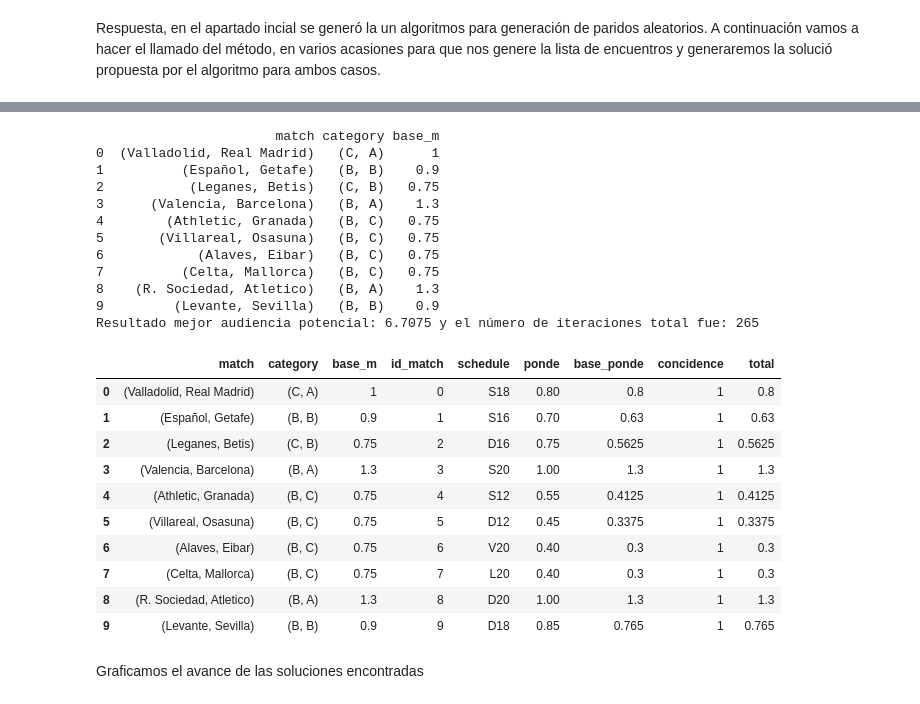
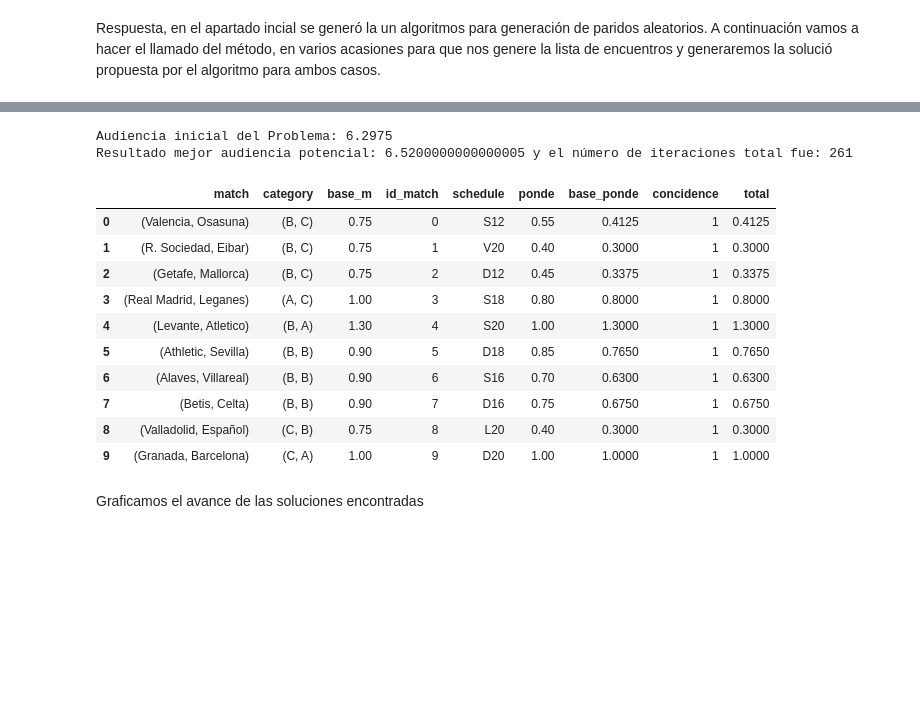
Before and after one commit to eacasas/algoritmosOptimizacion, a Jupyter notebook: EfraimCasas_TrabajoPráctico_Algoritmos.ipynb, the cells around one changed output, grey strips where cells are left out. Drawn from its saved outputs; the diff is of its cells as text; code cells hidden in the pictures; blank space fills up the shorter version.

```diff
--- a/EfraimCasas_TrabajoPráctico_Algoritmos.ipynb
+++ b/EfraimCasas_TrabajoPráctico_Algoritmos.ipynb
@@ -152,6 +194,7 @@ Ya tenemos una función capaz de generar todos los partidos de una jornada de fo
 # %%
 def generate_maths(teamCategory):
   journey = pd.DataFrame(columns=['match','category','base_m'])
+  result = match_pairs(teamCategory)
   for matchJ in result:
       #Se trae la información delos equipos
       teamInfo0 = teamCategory[teamCategory['team']==matchJ[0]]
@@ -184,6 +227,7 @@ print(generate_maths(teamCategory))
 Guardamos el resultado con el fin de trabajar con los mismos datos durante todo el ejercicio.
 # %%
 #Guardamos la jornada
+journey=generate_maths(teamCategory)
 
 journey.to_csv('/content/sample_data/journey2.csv', sep=';', index = True)
 # %% [markdown]
@@ -371,7 +479,7 @@ def busqueda_local(journey, resultados = None):
             temp_audience = sum(journey['total'])          #Se calcula la audiencia de la solución candidata
             #print(f'Audiencia: {temp_audience}')
 
-            if temp_audience > best_audience:
+            if temp_audience >= best_audience:
                 best_schedules = journey.copy()
                 best_audience = temp_audience
 
@@ -517,14 +625,17 @@ Esta es la solución final, y para esta vamos a crear un algoritmo de Annealing
 # %% [markdown]
 ### Anealing Simulado
 # %%
-def simulated_annealing(journey, schedulePon, T, alpha, schedule=None):
+def simulated_annealing(journey, schedulePon, T, alpha, aleatory=True):
 
     #Dataframe para almacenar los resultados iniciales
     r = pd.DataFrame(columns=['n','metodo','audiencia'])
 
-    #si no tenemos ningún encuentro base generamos uno
-    if type(schedule) != pd.DataFrame:
+    #generamos primera solución aleatoria o voraz según el parámetro
+    if aleatory:
       schedule,r = busqueda_aleatoria (journey,1,r)
+    else:
+      #Generamos la primera solución utilizando la ténica Voraz
+      schedule=generate_schedule_voraz(journey,schedulePon)
 
     #en x vamos a almacenar la mejor la programación de horarios candidata
     x = schedule
@@ -534,16 +645,28 @@ def simulated_annealing(journey, schedulePon, T, alpha, schedule=None):
     best_x = x
     best_audience = audience
 
+
+    print(f'Audiencia inicial del Problema: {audience}')
+
     #Se agrega la audiencia inicial
     new_row = {'n':len(r)+1, 'metodo':'Inicial','audiencia':audience}
     r= r.append(new_row, ignore_index=True)
 
+    #bandera para hacer busqueda local de la primera solución
+    first_it=True
+
     while T > 1e-3:
-        # Se genera una solución aleatoria
-        x_new,r = busqueda_aleatoria (journey,2,r)
 
-        # Generamos busqueda local
-        x_new,r = busqueda_local(x_new,r)
+        if first_it:
+          x_new = x
+          first_it=False
+        else:
+          # Se genera una solución aleatoria
+          x_new,r = busqueda_aleatoria (journey,2,r)
+
+        # Generamos busqueda local en cinco ocasiones
+        for i in range(5):
+          x_new,r = busqueda_local(x_new,r)
 
         #generamos la nueva audiencia
         new_audience = sum(x_new['total'])
@@ -552,7 +675,7 @@ def simulated_annealing(journey, schedulePon, T, alpha, schedule=None):
         if delta_audience > 0: #Si la solución tiene más audiencia
             x = x_new
             cost = new_audience
-            if new_audience > best_audience:
+            if new_audience >= best_audience:
                 best_x = x_new
                 best_audience = new_audience
         else:
@@ -647,41 +822,31 @@ Respuesta, en el apartado incial se generó la un algoritmos para generación de
 # %%
-journey3= generate_maths(teamCategory)
-#Presentamos la jornada inicial
-print(journey3)
+#Aplicamo el algoritmo mediante busqueda aleatoria
 
-#generamos la solución para la jornada
-schedulerJourney3, r3 = simulated_annealing(journey3, schedulePon, T, alpha)
+schedulerVoraz = generate_schedule_voraz(journey3,schedulePon)
+
+#generamos la solución para la jornada, con aleatoriedad
+schedulerJourney3, r3 = simulated_annealing(journey3, schedulePon, T, alpha, aleatory=True)
 
 #audiencia
 audiencia3=sum(schedulerJourney3['total'])
 print(f'Resultado mejor audiencia potencial: {audiencia3} y el número de iteraciones total fue: {r3.shape[0]}')
 
 #Configuraión de la jornada
 display(schedulerJourney3)
 # %% [output]
-                       match category base_m
-0  (Valladolid, Real Madrid)   (C, A)      1
-1          (Español, Getafe)   (B, B)    0.9
-2           (Leganes, Betis)   (C, B)   0.75
-3      (Valencia, Barcelona)   (B, A)    1.3
-4        (Athletic, Granada)   (B, C)   0.75
-5       (Villareal, Osasuna)   (B, C)   0.75
-6            (Alaves, Eibar)   (B, C)   0.75
-7          (Celta, Mallorca)   (B, C)   0.75
-8    (R. Sociedad, Atletico)   (B, A)    1.3
-9         (Levante, Sevilla)   (B, B)    0.9
-Resultado mejor audiencia potencial: 6.7075 y el número de iteraciones total fue: 265
+Audiencia inicial del Problema: 6.2975
+Resultado mejor audiencia potencial: 6.5200000000000005 y el número de iteraciones total fue: 261
 |  | match | category | base_m | id_match | schedule | ponde | base_ponde | concidence | total |
-| 0 | (Valladolid, Real Madrid) | (C, A) | 1 | 0 | S18 | 0.80 | 0.8 | 1 | 0.8 |
-| 1 | (Español, Getafe) | (B, B) | 0.9 | 1 | S16 | 0.70 | 0.63 | 1 | 0.63 |
-| 2 | (Leganes, Betis) | (C, B) | 0.75 | 2 | D16 | 0.75 | 0.5625 | 1 | 0.5625 |
-| 3 | (Valencia, Barcelona) | (B, A) | 1.3 | 3 | S20 | 1.00 | 1.3 | 1 | 1.3 |
-| 4 | (Athletic, Granada) | (B, C) | 0.75 | 4 | S12 | 0.55 | 0.4125 | 1 | 0.4125 |
-| 5 | (Villareal, Osasuna) | (B, C) | 0.75 | 5 | D12 | 0.45 | 0.3375 | 1 | 0.3375 |
-| 6 | (Alaves, Eibar) | (B, C) | 0.75 | 6 | V20 | 0.40 | 0.3 | 1 | 0.3 |
-| 7 | (Celta, Mallorca) | (B, C) | 0.75 | 7 | L20 | 0.40 | 0.3 | 1 | 0.3 |
-| 8 | (R. Sociedad, Atletico) | (B, A) | 1.3 | 8 | D20 | 1.00 | 1.3 | 1 | 1.3 |
-| 9 | (Levante, Sevilla) | (B, B) | 0.9 | 9 | D18 | 0.85 | 0.765 | 1 | 0.765 |
+| 0 | (Valencia, Osasuna) | (B, C) | 0.75 | 0 | S12 | 0.55 | 0.4125 | 1 | 0.4125 |
+| 1 | (R. Sociedad, Eibar) | (B, C) | 0.75 | 1 | V20 | 0.40 | 0.3000 | 1 | 0.3000 |
+| 2 | (Getafe, Mallorca) | (B, C) | 0.75 | 2 | D12 | 0.45 | 0.3375 | 1 | 0.3375 |
+| 3 | (Real Madrid, Leganes) | (A, C) | 1.00 | 3 | S18 | 0.80 | 0.8000 | 1 | 0.8000 |
+| 4 | (Levante, Atletico) | (B, A) | 1.30 | 4 | S20 | 1.00 | 1.3000 | 1 | 1.3000 |
+| 5 | (Athletic, Sevilla) | (B, B) | 0.90 | 5 | D18 | 0.85 | 0.7650 | 1 | 0.7650 |
+| 6 | (Alaves, Villareal) | (B, B) | 0.90 | 6 | S16 | 0.70 | 0.6300 | 1 | 0.6300 |
+| 7 | (Betis, Celta) | (B, B) | 0.90 | 7 | D16 | 0.75 | 0.6750 | 1 | 0.6750 |
+| 8 | (Valladolid, Español) | (C, B) | 0.75 | 8 | L20 | 0.40 | 0.3000 | 1 | 0.3000 |
+| 9 | (Granada, Barcelona) | (C, A) | 1.00 | 9 | D20 | 1.00 | 1.0000 | 1 | 1.0000 |
 # %% [markdown]
 Graficamos el avance de las soluciones encontradas
 # %%
```
Also changed, not shown: parts of 57 cells of this notebook.
